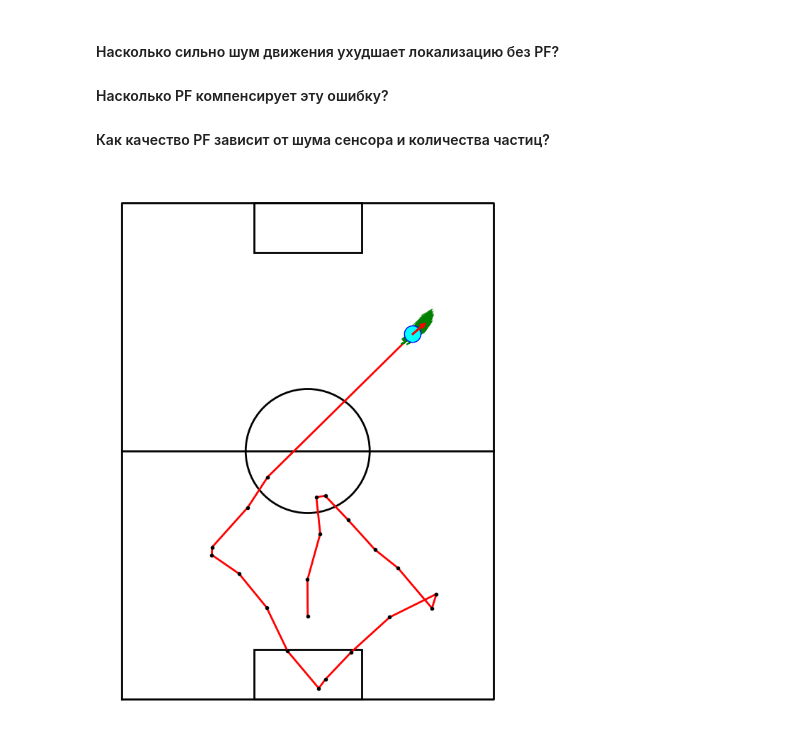
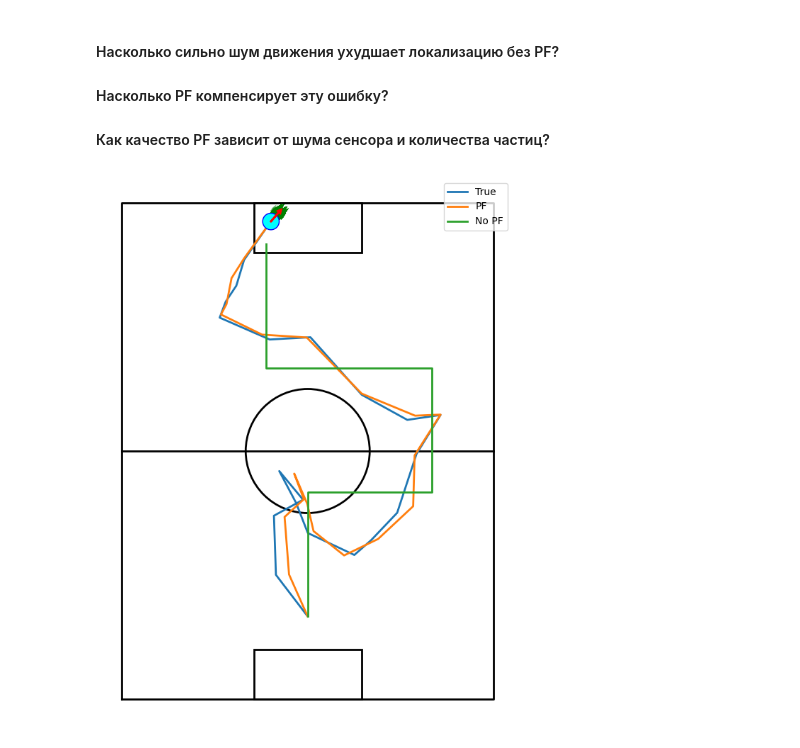
Before and after one commit to PavelKrWork/Monte_Carlo_robot_localization, a Jupyter notebook: Particle_filter.ipynb, the cells around one changed output. Saved outputs shown, nothing was run; the diff lists cells and outputs as text; code cells hidden in the pictures.

```diff
--- a/Particle_filter.ipynb
+++ b/Particle_filter.ipynb
@@ -15,7 +15,7 @@ right_coord = Coord(1, 5)
 lm = LandMark(left_coord, right_coord)
 
 # standard deviation of noise for each dimension (x, y, theta)
-system_noise = State(0.15, 0.15, 0.1)
+system_noise = State(0.4, 0.4, 0.4)
 sens_noise = np.array([0.05, 0.05, 0.05])
 
 # initial state
@@ -68,7 +68,8 @@ import matplotlib.pyplot as plt
 #### Насколько PF компенсирует эту ошибку?
 #### Как качество PF зависит от шума сенсора и количества частиц?
 # %%
-state0 = State(0, -4, np.pi/2)
+# насколько PF определяет фактическое положение робота
+state0 = State(0, -4, np.pi / 2)
 pf = ParticleFilter(particles_count, state0, lm, system_noise, sens_noise)
 
 pf_metrics = LocalizationMetrics()
@@ -76,74 +77,76 @@ no_pf_metrics = LocalizationMetrics()
 
 # ethalon trajectory
 steps = [
-    # ↑ приближаемся к воротам
+    # ↑ к воротам
     State(1, 0, 0),
     State(1, 0, 0),
     State(1, 0, 0),
 
-    # поворот →
+    # → вправо
     State(0, 0, -np.pi / 2),
+    State(1, 0, 0),
+    State(1, 0, 0),
+    State(1, 0, 0),
 
-    # →
+    # ↑
+    State(0, 0, np.pi / 2),
+    State(1, 0, 0),
+    State(1, 0, 0),
+    State(1, 0, 0),
+
+    # ←
+    State(0, 0, np.pi / 2),
     State(1, 0, 0),
     State(1, 0, 0),
     State(1, 0, 0),
     State(1, 0, 0),
 
-    # поворот ↓
+    # ↑ к воротам
     State(0, 0, -np.pi / 2),
-
-    # ↓
     State(1, 0, 0),
     State(1, 0, 0),
     State(1, 0, 0),
-
-    # поворот ←
-    State(0, 0, -np.pi / 2),
-
-    # ←
-    State(1, 0, 0),
-    State(1, 0, 0),
-    State(1, 0, 0),
-    State(1, 0, 0),
-
-    # поворот ↑
-    State(0, 0, -np.pi / 2),
-
-    # ↑ снова к воротам
-    State(1, 0, 0),
-    State(1, 0, 0),
-    State(5, 0, 0),
 ]
 
 fig, ax = plt.subplots(figsize=(8, 10))
 draw_field_with_robot(pf.state, pf.particles, ax=ax)
 display(fig)
-trajectory = [(pf.state.x, pf.state.y)]
+
+true_trajectory = [(pf.state.x, pf.state.y)]
+pf_trajectory = [(pf.state.x, pf.state.y)]
+no_pf_trajectory = [(pf.no_pf_state.x, pf.no_pf_state.y)]
 
 for step_i in steps:
+
     est_state = pf.simulate(step_i)
+    pf_metrics.update(pf.state, est_state)
+    no_pf_metrics.update(pf.state, pf.no_pf_state)
 
-    pf_metrics.update(pf.ideal_state, est_state)
-    no_pf_metrics.update(pf.ideal_state, pf.state)
-
-    trajectory.append((est_state.x, est_state.y))
+    true_trajectory.append((pf.state.x, pf.state.y))
+    pf_trajectory.append((est_state.x, est_state.y))
+    no_pf_trajectory.append((pf.no_pf_state.x, pf.no_pf_state.y))
 
     draw_field_with_robot(est_state, pf.particles, ax=ax)
 
-    traj = np.array(trajectory)
-    ax.plot(traj[:, 0], traj[:, 1], color='red', linewidth=2)   # от стартовой точки
-    ax.plot(traj[:, 0], traj[:, 1], 'ko', markersize=3)          # узловые точки пути
+    true_traj = np.array(true_trajectory)
+    pf_traj = np.array(pf_trajectory)
+    no_pf_traj = np.array(no_pf_trajectory)
+
+    ax.plot(true_traj[:, 0], true_traj[:, 1], linewidth=2, label='True') # реальное состояние с шумом
+    ax.plot(pf_traj[:, 0], pf_traj[:, 1], linewidth=2, label='PF') # оценка PF
+    ax.plot(no_pf_traj[:, 0], no_pf_traj[:, 1], linewidth=2, label='No PF') # движение только по командам
+
+    ax.legend()
 
     clear_output(wait=True)
     display(fig)
 
 plt.close(fig)
 
 res_pf = pf_metrics.summary()
 res_no_pf = no_pf_metrics.summary()
 # %% [output]
-[figure, old version]
+[figure, new version]
 # %%
 res_pf
 # %% [output]
```
Also changed, not shown: parts of 2 cells of this notebook, 1 other file.
